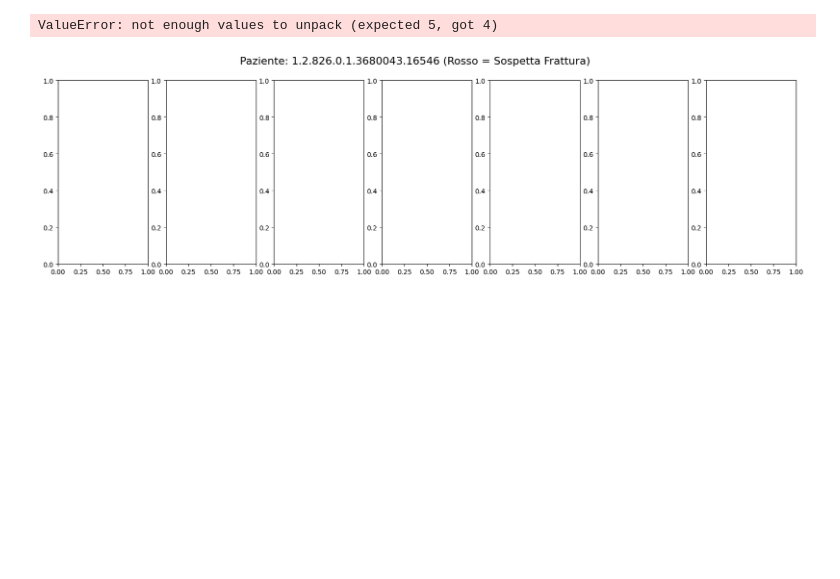
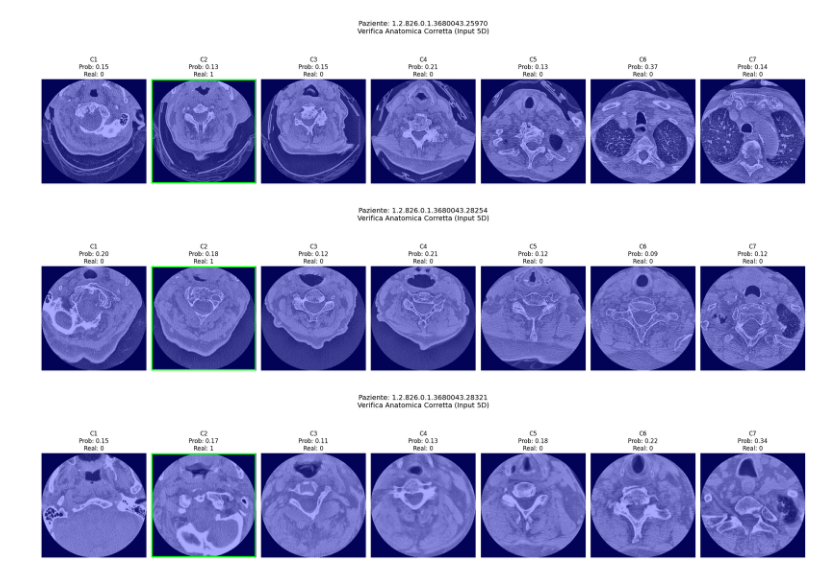
Before and after one commit to stellatcha/cervical-fracture, a Jupyter notebook: cervical-fracture-preprocessing.ipynb, the cells around one changed output. Cells and saved outputs as stored; diff of their text form; code cells hidden in the pictures; blank space fills up the shorter version.

Commit message:
Kaggle Notebook | cervical_fracture_detection | Version 9

```diff
--- a/cervical-fracture-preprocessing.ipynb
+++ b/cervical-fracture-preprocessing.ipynb
@@ -185,67 +260,67 @@ Training completato con guida anatomica!
 # %%
-import matplotlib.pyplot as plt
+
+import sys
+# Questo forza Python a cercare le nuove librerie installate
+!pip install -q grad-cam
+
 from pytorch_grad_cam import GradCAM
 from pytorch_grad_cam.utils.model_targets import ClassifierOutputTarget
 from pytorch_grad_cam.utils.image import show_cam_on_image
-
+import matplotlib.pyplot as plt
+import numpy as np
+import cv2
+# Visualizzazione
 def visualizza_predizioni(model, dataset, num_esempi=3):
     model.eval()
     device = next(model.parameters()).device
-
-    # Seleziono l'ultimo strato convoluzionale della ResNet18 per la Grad-CAM
-    target_layers = [model.encoder[-2]]
+    target_layers = [model.encoder[-1]]
     cam = GradCAM(model=model, target_layers=target_layers)
 
-    for i in range(num_esempi):
-        #  paziente a caso dal dataset
+    for _ in range(num_esempi):
         idx = np.random.randint(0, len(dataset))
-        inputs, labels = dataset[idx] # inputs shape: (7, 3, 224, 224)
+        inputs, labels = dataset[idx] # inputs: (7, 7, 224, 224)
         uid = dataset.df.iloc[idx]['StudyInstanceUID']
 
-        fig, axes = plt.subplots(1, 7, figsize=(20, 5))
-        fig.suptitle(f"Paziente: {uid} (Rosso = Sospetta Frattura)", fontsize=16)
+        fig, axes = plt.subplots(1, 7, figsize=(22, 6))
+        fig.suptitle(f"Paziente: {uid}\nVerifica Anatomica Corretta (Input 5D)", fontsize=14)
 
-        # Analizzo ogni vertebra (C1-C7)
         for v_idx in range(7):
-            input_tensor = inputs[v_idx].unsqueeze(0).to(device) # (1, 3, 224, 224)
+            # Preparo il tensor a 5D: (Batch, Vertebra, Canali, H, W)
+            # Passo l'intero stack al modello
+            input_stack_5d = inputs.unsqueeze(0).to(device) # Shape: (1, 7, 7, 224, 224)
 
-            # 1. Predizione
             with torch.no_grad():
-                output = torch.sigmoid(model(inputs.unsqueeze(0).to(device))[0, v_idx])
-                prob = output.item()
+                outputs = model(input_stack_5d)
+                prob = torch.sigmoid(outputs[0, v_idx]).item() # Estraiamo probabilità della vertebra specifica
 
-            # 2. Generazione Heatmap se la probabilità è > 0.3 (regolabile)
-            grayscale_cam = cam(input_tensor=input_tensor, targets=[ClassifierOutputTarget(0)])
-            grayscale_cam = grayscale_cam[0, :]
+            # Grad-CAM specifica sulla vertebra v_idx
+            # Devo creare un tensor specifico per la vertebra corrente per la CAM
+            vertebra_input_cam = inputs[v_idx].unsqueeze(0).to(device) # Shape: (1, 7, 224, 224)
 
-            # Preparo l'immagine di base (la fetta centrale dello stack)
-            img_base = inputs[v_idx, 1].numpy()
+            grayscale_cam = cam(input_tensor=vertebra_input_cam, targets=[ClassifierOutputTarget(0)])[0, :]
+
+            # Visualizzo sulla fetta centrale (indice 3)
+            img_base = inputs[v_idx, 3].numpy()
             img_rgb = cv2.cvtColor((img_base * 255).astype(np.uint8), cv2.COLOR_GRAY2RGB).astype(np.float32) / 255.0
-
-            # SovrappoSIZIONE la heatmap
             cam_image = show_cam_on_image(img_rgb, grayscale_cam, use_rgb=True)
 
-            # 3. Plot
             axes[v_idx].imshow(cam_image)
-            axes[v_idx].set_title(f"C{v_idx+1}\nProb: {prob:.2f}\nReal: {int(labels[v_idx])}")
+            title_color = 'red' if prob > 0.5 else 'black'
+            axes[v_idx].set_title(f"C{v_idx+1}\nProb: {prob:.2f}\nReal: {int(labels[v_idx])}", color=title_color)
             axes[v_idx].axis('off')
 
-            # Se la probabilità è alta e c'è una frattura reale, evidenzio il bordo
             if labels[v_idx] == 1:
-                for spine in axes[v_idx].spines.values():
-                    spine.set_edgecolor('green')
-                    spine.set_linewidth(3)
+                rect = plt.Rectangle((0,0), 223, 223, linewidth=4, edgecolor='lime', facecolor='none')
+                axes[v_idx].add_patch(rect)
 
         plt.tight_layout()
         plt.show()
 
-# --- ESECUZIONE ---
-# Carico i pesi appena salvati (opzionale se hai appena finito il training)
-# model.load_state_dict(torch.load("/kaggle/working/cervical_model_v2_anatomical.pth"))
-
-# Creo un piccolo dataset di validazione per vedere i risultati
-val_dataset = RSNAKaggleDataset(val_df.head(10), TRAIN_IMAGES_DIR, SEG_DIR)
-visualizza_predizioni(model, val_dataset, num_esempi=3)
+# Esecuzione
+model.to("cuda" if torch.cuda.is_available() else "cpu")
+val_dataset_small = RSNAKaggleDataset(val_df.head(10), TRAIN_IMAGES_DIR, SEG_DIR)
+visualizza_predizioni(model, val_dataset_small, num_esempi=3)
 # %% [output]
-ValueError: not enough values to unpack (expected 5, got 4)
-[figure, old version]
+[figure, new version]
+[figure, added]
+[figure, added]
```
Also changed, not shown: parts of 5 cells of this notebook.
